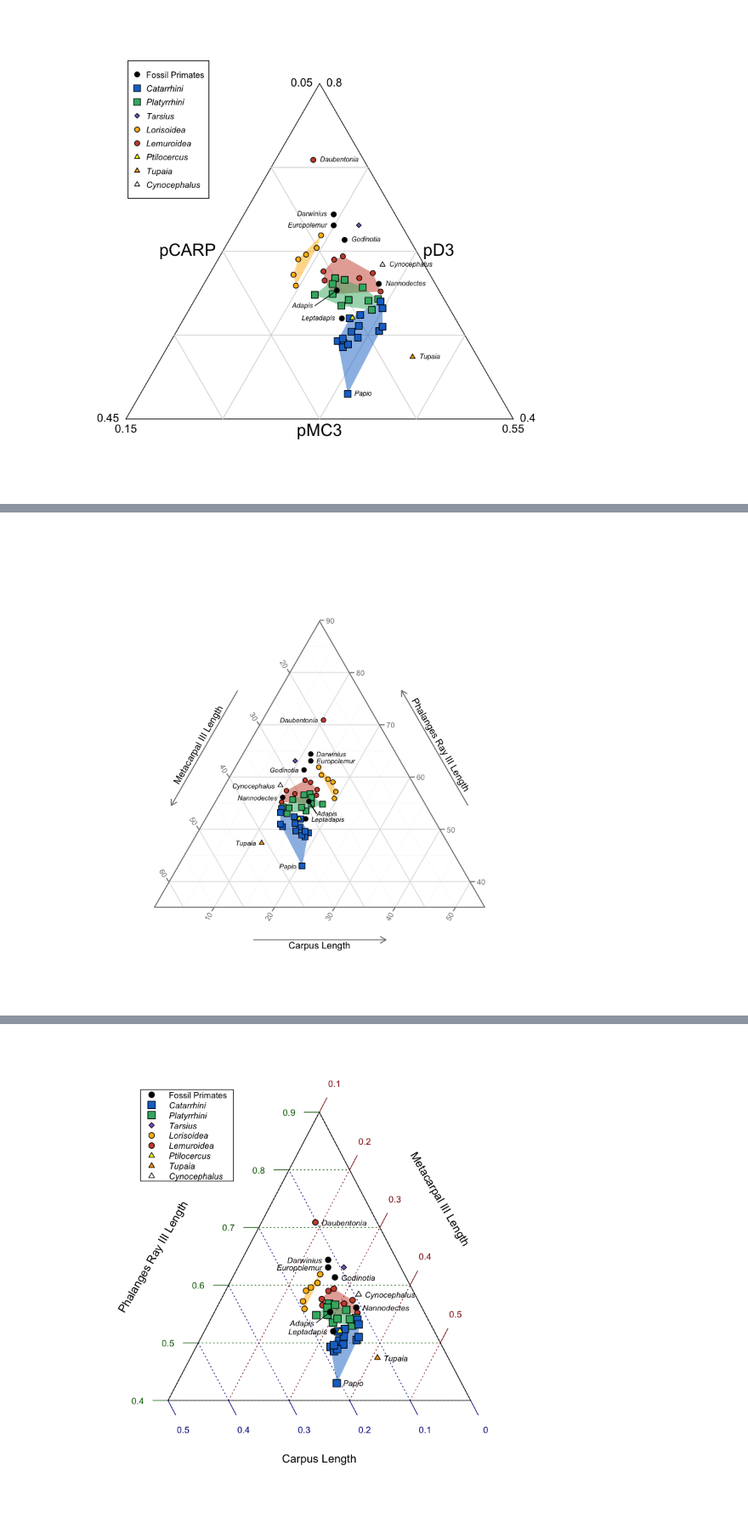
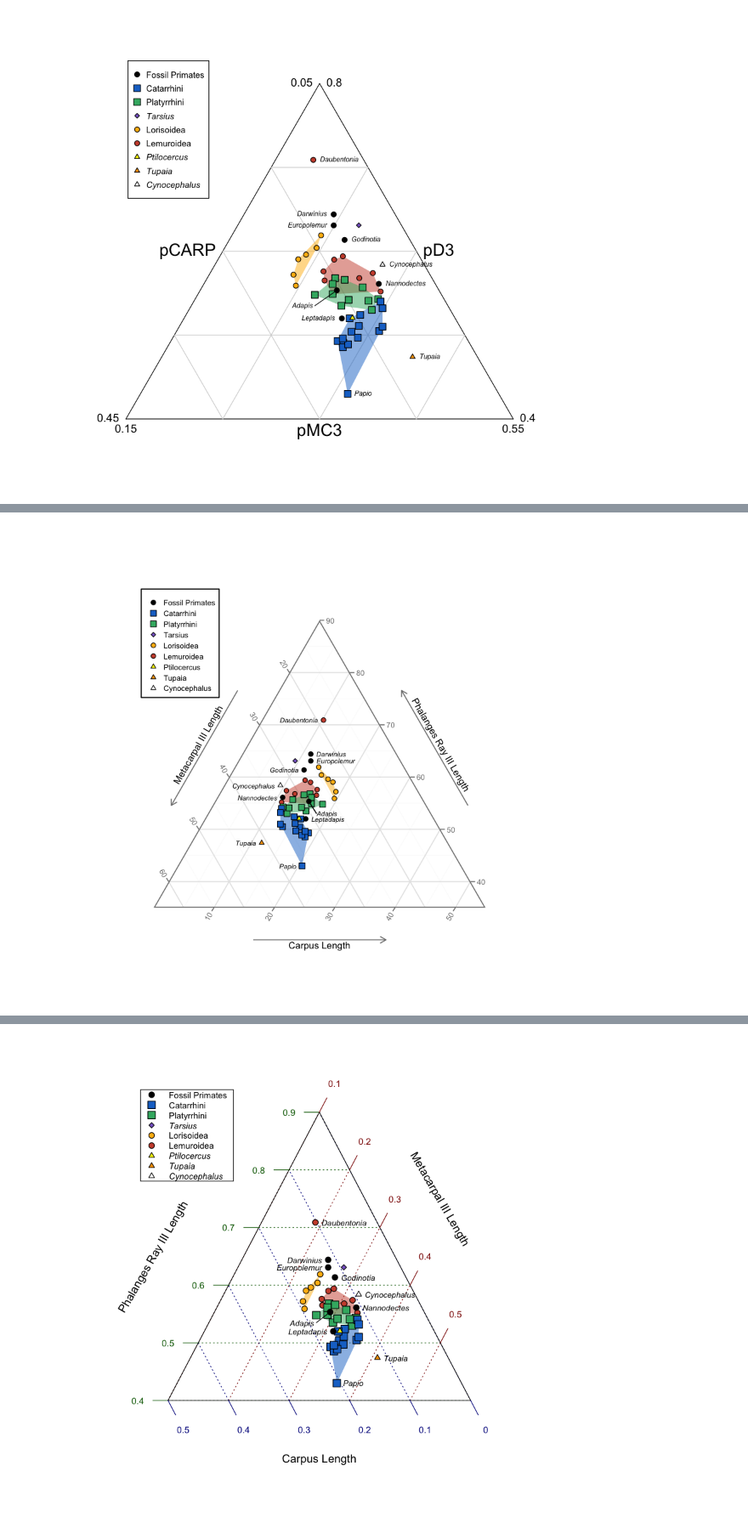
Before and after one commit to ryanraaum/bioanth-plots, a Jupyter notebook: Hand Proportions in R.ipynb, the cells around one changed output, grey strips where cells are left out. Shown: that part at 85% size. Cells and saved outputs as stored; diff of their text form; code cells hidden in the pictures.

Commit message:
finishing triangle plots

```diff
--- a/Hand Proportions in R.ipynb
+++ b/Hand Proportions in R.ipynb
@@ -234,36 +246,60 @@ lorishp = c(lorishp, lorishp[1])
 lemurhp = c(lemurhp, lemurhp[1])
 platyhp = c(platyhp, platyhp[1])
 catarhp = c(catarhp, catarhp[1])
 
+# need the taxon groups as an ordered factor for the legend
+otaxon = factor(dset$taxon, levels=gnames, ordered=T)
+
 # make the plot
 plt = ggtern(data=ggdata, aes(x,y,z)) +
+        # use a simple theme
         theme_minimal() +
+        # set the axis limits
         tern_limits(T=.9, L=.65, R=.55) +
+        # use axis labels on arrows
         theme_showarrows() +
         labs(x="", xarrow="Metacarpal III Length",
              y="", yarrow="Phalanges Ray III Length",
              z="", zarrow="Carpus Length") +
+        # draw the convex hulls
+        # The color fills are derived from the point colors by reducing opacity using
+        #   the adjustcolor function
         geom_polygon(data=xyzloris[lorishp,], fill=adjustcolor(map_colors["Lorisoidea"], alpha=0.5)) +
         geom_polygon(data=xyzlemur[lemurhp,], fill=adjustcolor(map_colors["Lemuroidea"], alpha=0.5)) +
         geom_polygon(data=xyzplaty[platyhp,], fill=adjustcolor(map_colors["Platyrrhini"], alpha=0.5)) +
         geom_polygon(data=xyzcatar[catarhp,], fill=adjustcolor(map_colors["Catarrhini"], alpha=0.5)) +
-        geom_point(pch=point_shapes, bg=point_colors, cex=point_sizes*2)
+        # add the points on top, setting color, shape, and size styling by the taxonomic group factor
+        geom_point(aes(shape=otaxon, fill=otaxon, size=otaxon)) +
+        # specify the color, shape, and size for each taxonomic group
+        # this is also what configures the legend
+        scale_shape_manual(values=map_shapes[gnames]) +
+        scale_fill_manual(values=map_colors[gnames]) +
+        scale_size_manual(values=map_sizes[gnames]*2) +
+        # relocate and style the legend
+        # (legend is placed to the right of the figure by default)
+        # (numbers specified here for placement and size are the result of trial and error)
+        theme(legend.position=c(0.2,0.8),
+              legend.title=element_blank(),
+              legend.text=element_text(size=8),
+              legend.key.height=unit(0.4, "cm"),
+              legend.background=element_rect(color="black"))
 
-# add the easy point annotations
+# add the easy point annotations (easy = next to point)
+# (I paste some spacing around the labels so that they aren't touching the points)
 anndata = ggdata[ann_species,]
 plt = plt + geom_text(data=anndata, label=paste("   ", ann_labels, "   ", sep=''),
                       size=2.5, fontface="italic", hjust=ann_hjust)
 
 # Special placement for Adapis with a line to the point
 # (had to use trial and error to get the x,y,z coordinates)
 adapisLabelXYZ = data.frame(x=29, y=53, z=18)
 plt = plt + geom_text(data=adapisLabelXYZ, label="Adapis",
                       size=2.5, fontface="italic", hjust=0) +
             geom_line(data=rbind(ggdata["Adapis",], adapisLabelXYZ))
 
 plt
 # %% [output]
-[figure, old version]
+[figure, new version]
 # %% [markdown]
 ## lattice
 
```
Also changed, not shown: parts of 9 cells of this notebook.
